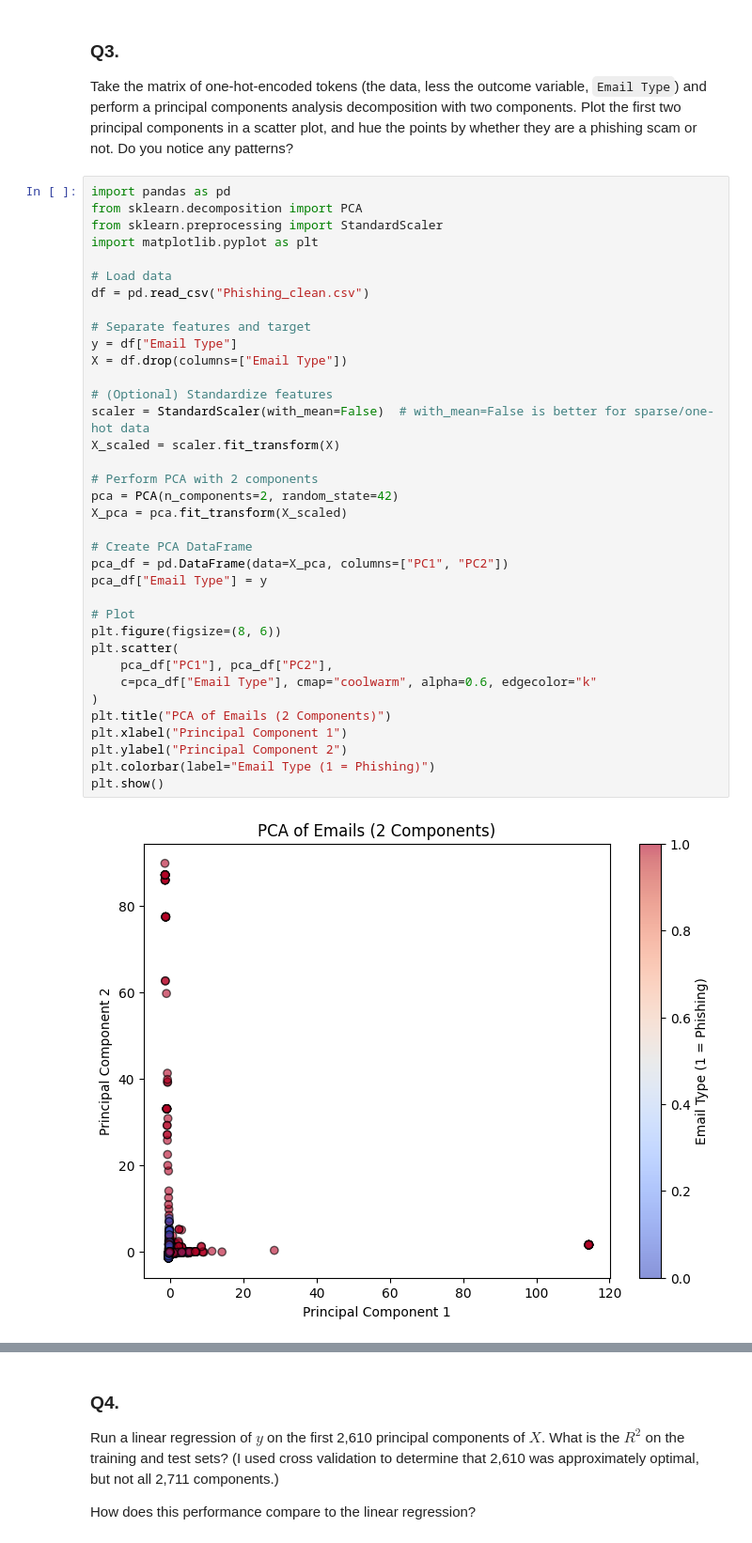
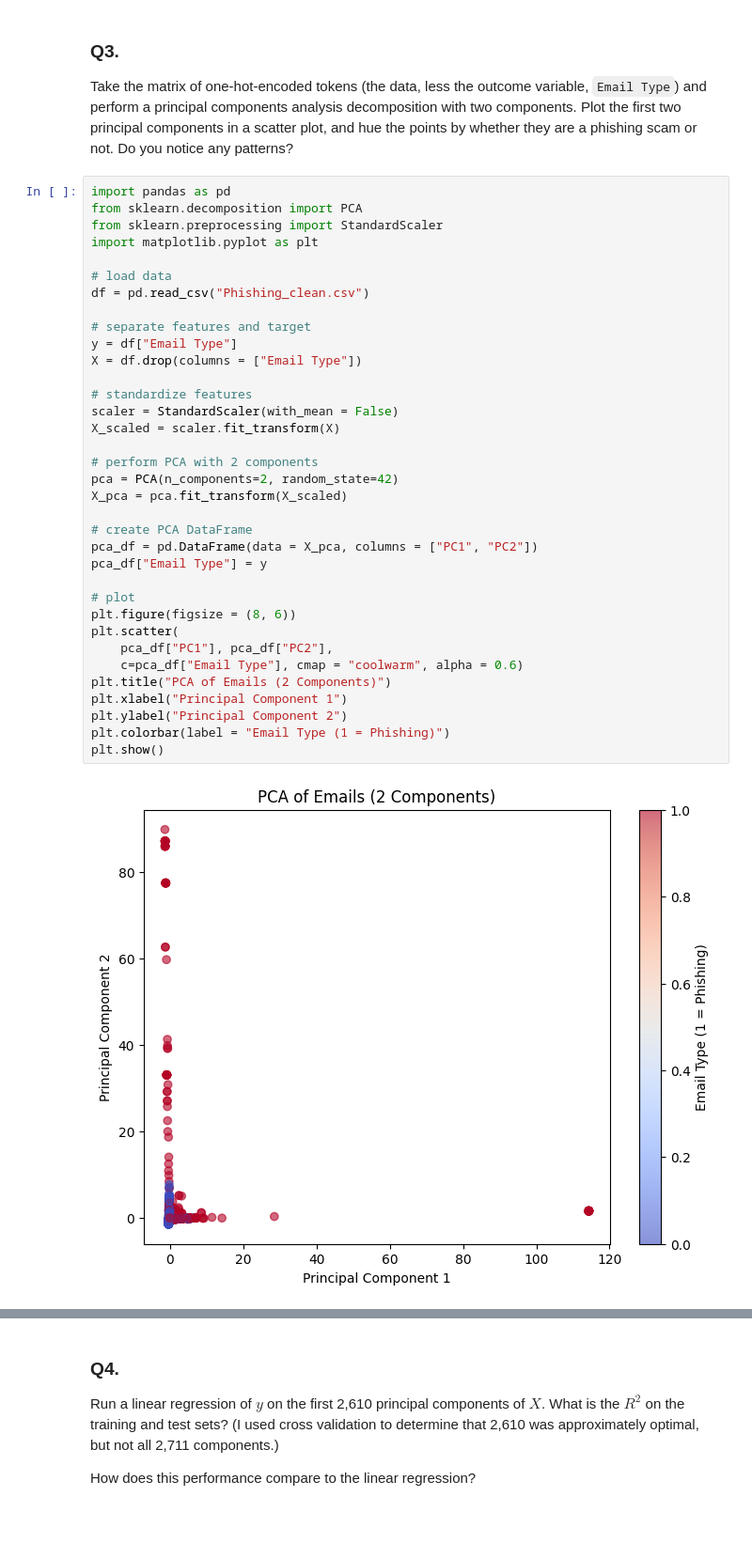
Before and after one commit to qjy9ey/pca_assignment, a Jupyter notebook: assignment.ipynb, the cells around one changed output, grey strips where cells are left out. Shown: that part at 94% size. Drawn from its saved outputs; the diff is of its cells as text.

```diff
--- a/assignment.ipynb
+++ b/assignment.ipynb
@@ -110,38 +110,37 @@ Take the matrix of one-hot-encoded tokens (the data, less the outcome variable,
 # %%
 import pandas as pd
 from sklearn.decomposition import PCA
 from sklearn.preprocessing import StandardScaler
 import matplotlib.pyplot as plt
 
-# Load data
+# load data
 df = pd.read_csv("Phishing_clean.csv")
 
-# Separate features and target
+# separate features and target
 y = df["Email Type"]
-X = df.drop(columns=["Email Type"])
+X = df.drop(columns = ["Email Type"])
 
-# (Optional) Standardize features
-scaler = StandardScaler(with_mean=False)  # with_mean=False is better for sparse/one-hot data
+# standardize features
+scaler = StandardScaler(with_mean = False)
 X_scaled = scaler.fit_transform(X)
 
-# Perform PCA with 2 components
+# perform PCA with 2 components
 pca = PCA(n_components=2, random_state=42)
 X_pca = pca.fit_transform(X_scaled)
 
-# Create PCA DataFrame
-pca_df = pd.DataFrame(data=X_pca, columns=["PC1", "PC2"])
+# create PCA DataFrame
+pca_df = pd.DataFrame(data = X_pca, columns = ["PC1", "PC2"])
 pca_df["Email Type"] = y
 
-# Plot
-plt.figure(figsize=(8, 6))
+# plot
+plt.figure(figsize = (8, 6))
 plt.scatter(
     pca_df["PC1"], pca_df["PC2"],
-    c=pca_df["Email Type"], cmap="coolwarm", alpha=0.6, edgecolor="k"
-)
+    c=pca_df["Email Type"], cmap = "coolwarm", alpha = 0.6)
 plt.title("PCA of Emails (2 Components)")
 plt.xlabel("Principal Component 1")
 plt.ylabel("Principal Component 2")
-plt.colorbar(label="Email Type (1 = Phishing)")
+plt.colorbar(label = "Email Type (1 = Phishing)")
 plt.show()
 # %% [output]
-[figure, old version]
+[figure, new version]
```
Also changed, not shown: parts of 1 cell of this notebook.
